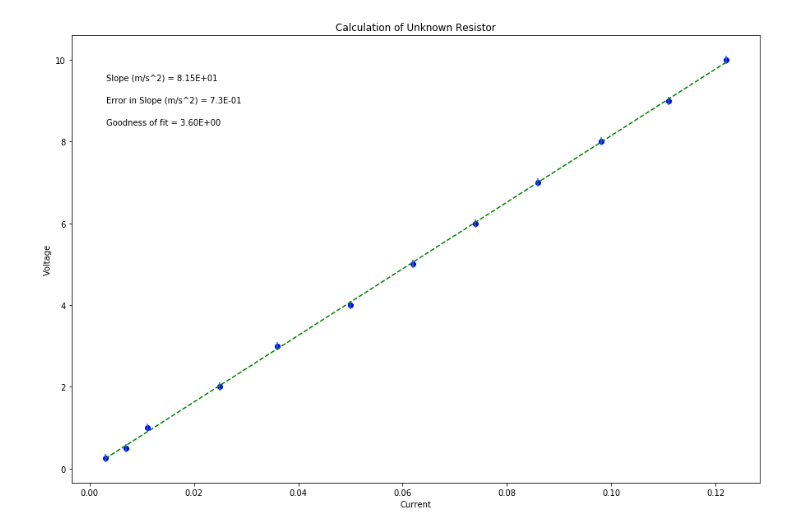
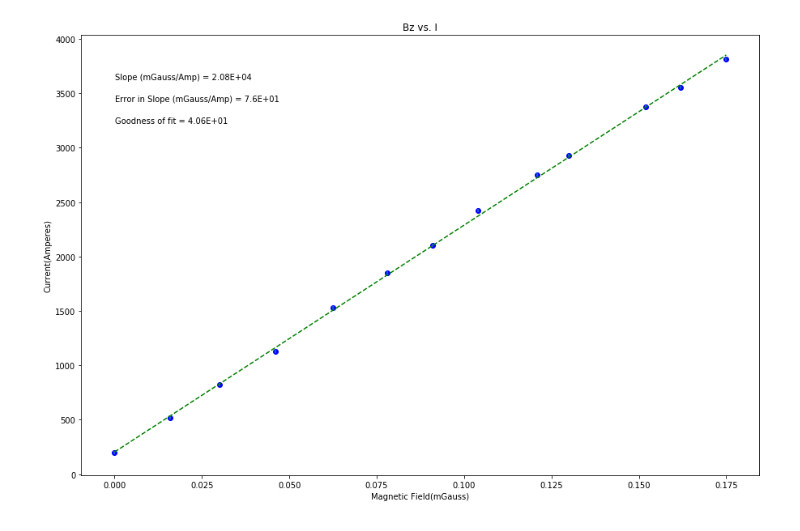
Before and after one commit to StinkyCarpet/PHSX218LarsPonsness, a Jupyter notebook: PHSX216_Plotting_2018.ipynb, the cells around one changed output. Cells and saved outputs as stored; diff of their text form; code cells hidden in the pictures.

```diff
--- a/PHSX216_Plotting_2018.ipynb
+++ b/PHSX216_Plotting_2018.ipynb
@@ -13,22 +13,22 @@ import matplotlib.pyplot as plt
 #-------------------------------------------#
 #Data Section - Create Arrays for data. Perform necessary calculations
 #CHANGE THE VARIABLE NAMES and numbers to match your data
-xvariable_Current = np.array([0.003,0.007,0.011,0.025,0.036,0.050,0.062,0.074,0.086,0.098,0.111,0.122]) #what are units?
-yvariable_Voltage = np.array([0.25,0.50,1.0,2.0,3.0,4.0,5.0,6.0,7.0,8.0,9.0,10.0]) #what are units?
+xvariable_Amps = np.array([0,0.016,0.03,0.046,0.0625,0.078,0.091,0.104,0.121,0.13,0.152,0.162,0.175]) #what are units?
+yvariable_mGauss = np.array([196.95,515.1,821.13,1125.61,1533.18,1848.3,2105.85,2424,2751.24,2926.98,3375.41,3551.12,3811.24]) #what are units?
 
 
 #--------------------------------------------#
 #Create arrays for uncertainties
 #CHANGE THE VARIABLE NAME and numbers to match your data
-err_yvariable_ErrorVoltage = np.array([0.100,0.100,0.100,0.100,0.100,0.100,0.100,0.100,0.100,0.100,0.100,0.100])
+err_yvariable_ErrormGauss = np.array([15,15,15,15,15,15,15,15,15,15,15,15,15])
 
 
 #--------------------------------------------#
 #Re-assign variables as x, y, dy so that the following code may remain generic
 
-x = xvariable_Current   #this should be the array you want to plot on the x axis
-y = yvariable_Voltage
-dy = err_yvariable_ErrorVoltage  #this should be your error in y array
+x = xvariable_Amps   #this should be the array you want to plot on the x axis
+y = yvariable_mGauss
+dy = err_yvariable_ErrormGauss #this should be your error in y array
 
 #----------------------------------------------#
 #Don't need to change anything in this section!
@@ -51,36 +51,36 @@ dm = np.sqrt(1/D*sum(1/dy**2)) #error in slope
 db = np.sqrt(1/D*sum(x**2/dy**2)) #error in intercept
 
 #Calculate the "goodness of fit" from the linear least squares fitting document
 def LLSFD2(x,y,dy):
     N = sum(((y-b-m*x)/dy)**2)
     return N
 
 N = LLSFD2(x,y,dy)
 
 #-----------------------------------------------------------------------#
 #Plot data on graph. Plot error bars and place values for slope, error in slope and goodness of fit on the plot using "annotate"
 plt.figure(figsize=(15,10))
 
 plt.plot(x, fit, color='green', linestyle='--')
 plt.scatter(x, y, color='blue', marker='o')
 
 
 #create labels  YOU NEED TO CHANGE THESE!!!
-plt.xlabel('Current')
-plt.ylabel('Voltage')
-plt.title('Calculation of Unknown Resistor')
+plt.xlabel('Magnetic Field(mGauss)')
+plt.ylabel('Current(Amperes)')
+plt.title('Bz vs. I')
 
 plt.errorbar(x, y, yerr=dy, xerr=None, fmt="none") #don't need to plot x error bars
 
-plt.annotate('Slope (m/s^2) = {value:.{digits}E}'.format(value=m, digits=2),
+plt.annotate('Slope (mGauss/Amp) = {value:.{digits}E}'.format(value=m, digits=2),
              (0.05, 0.9), xycoords='axes fraction')
 
-plt.annotate('Error in Slope (m/s^2) = {value:.{digits}E}'.format(value=dm, digits=1),
+plt.annotate('Error in Slope (mGauss/Amp) = {value:.{digits}E}'.format(value=dm, digits=1),
              (0.05, 0.85), xycoords='axes fraction')
 
 plt.annotate('Goodness of fit = {value:.{digits}E}'.format(value=N, digits=2),
              (0.05, 0.80), xycoords='axes fraction')
 
 plt.show()
 # %% [output]
-[figure, old version]
+[figure, new version]
```
